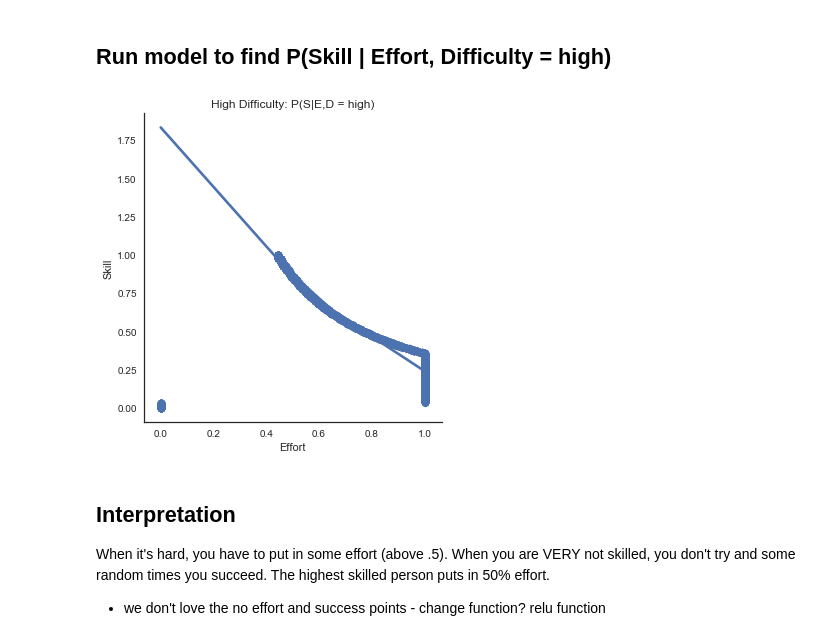
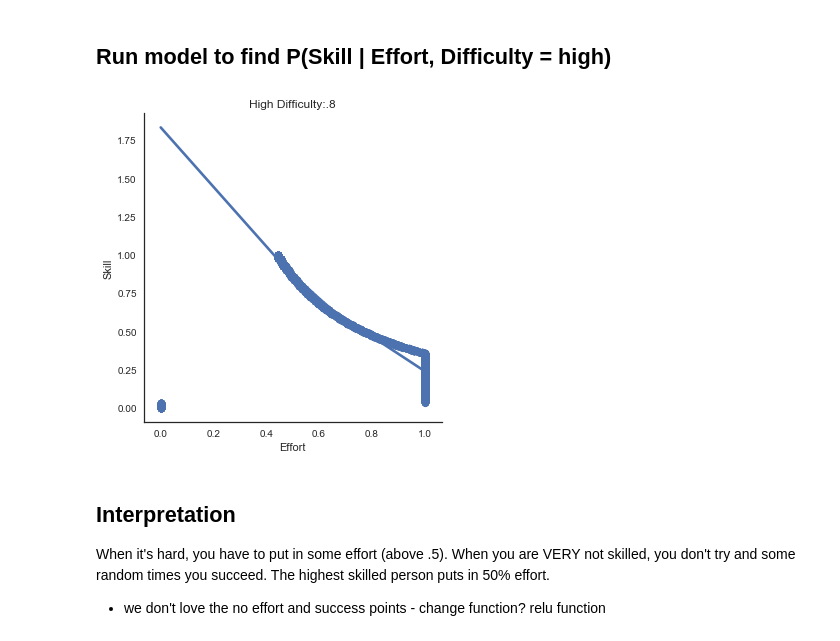
Before and after one commit to jlnrd/Effort, a Jupyter notebook: Inferring_Comp_Exp1.ipynb, the cells around one changed output. Drawn from its saved outputs; the diff is of its cells as text; code cells hidden in the pictures.

```diff
--- a/Inferring_Comp_Exp1.ipynb
+++ b/Inferring_Comp_Exp1.ipynb
@@ -131,7 +131,7 @@ def create_priors_opt(n_samples, tao_skill, u_skill, cost, A, B, diff, reward=1,
 
     return skills,  success, high_effort, efforts
 
-def run_model_highdiff(cost, A, B, u_skill, tao_skill, n_samples=10000):
+def run_model_highdiff(cost, A, B, u_skill, tao_skill, high_diff, n_samples=10000):
     """function that takes in free parameters and cost and returns model predictions (predicted skill)
     when difficulty is high only and reward is achieved. Essentially P(skill| effort, difficulty = high).
     It runs the create_priors_opt function. Set high difficulty as .8
@@ -155,7 +155,6 @@ def run_model_highdiff(cost, A, B, u_skill, tao_skill, n_samples=10000):
 
     np.random.seed(0)
     REWARD=1
-    high_diff =.8
 
     high_diff_skills, high_diff_success, high_diff_high_effort, effort_high_diff = create_priors_opt(
         n_samples =n_samples, tao_skill=tao_skill, u_skill=u_skill, cost=cost, A=A, B=B, diff = high_diff
@@ -271,17 +270,17 @@ All things being equal, the rank of trying here from most to least is:
 # %% [markdown]
 ## Run model to find P(Skill | Effort, Difficulty = high)
 # %%
- skill_high_diff, effort_high_diff= run_model_highdiff(cost = .1, A = 2, B = 10, u_skill = .5, tao_skill = 1,  n_samples=10000) #play with parameters
+ skill_high_diff, effort_high_diff= run_model_highdiff(cost = .1, A = 2, B = 10, u_skill = .5, tao_skill = 1, high_diff =.8, n_samples=10000) #play with parameters
 # %%
-d = {'Skill':  skill_high_diff, 'Effort': effort_high_diff}
-diff_df = pd.DataFrame(data=d)
+d = {'Skill':  skill_high_diff, 'Effort': effort_high_diff, "Difficulty":.8}
+diff8_df = pd.DataFrame(data=d)
 #diff_df.head()
 # %%
-ax = sns.lmplot(x="Effort", y="Skill",scatter=True, ci=None, data=diff_df, lowess=True)
-plt.title('High Difficulty: P(S|E,D = high)')
+ax = sns.lmplot(x="Effort", y="Skill",scatter=True, ci=None, data=diff8_df, lowess=True)
+plt.title('High Difficulty:.8')
 plt.show()
 # %% [output]
-[figure, old version]
+[figure, new version]
 # %% [markdown]
 ## Interpretation
 When it's hard, you have to put in some effort (above .5). When you are VERY not skilled, you don't try and some random times you succeed. The highest skilled person puts in 50% effort.
```
Also changed, not shown: parts of 6 cells of this notebook.
